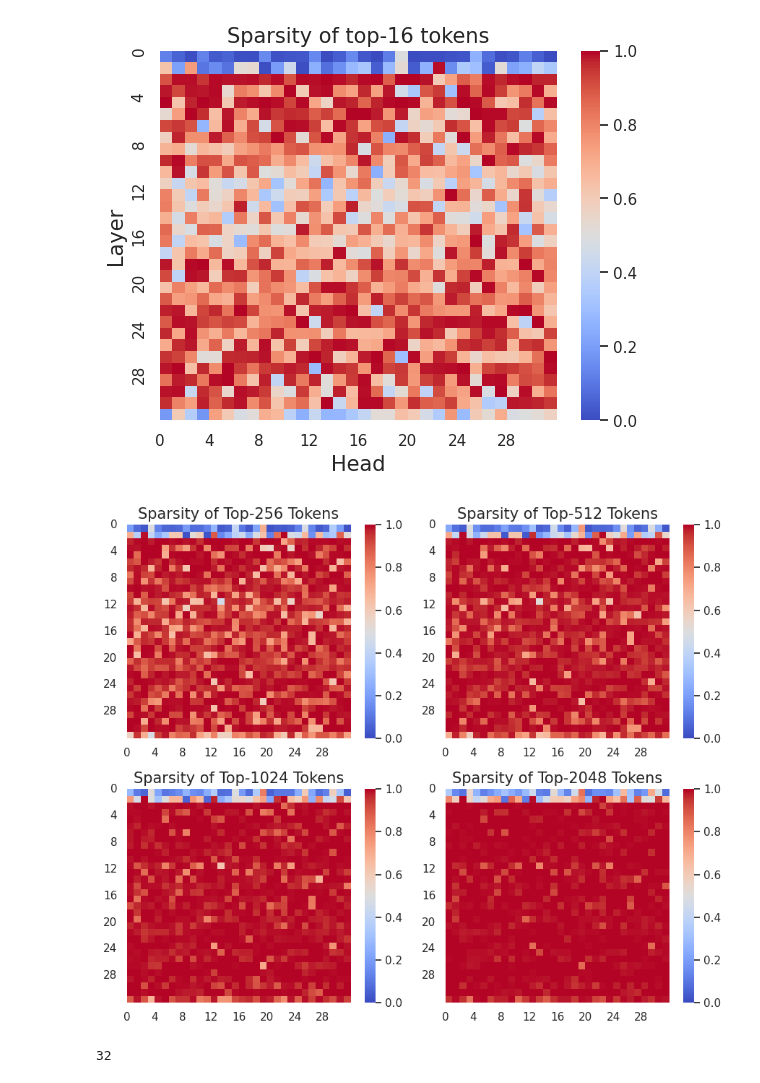
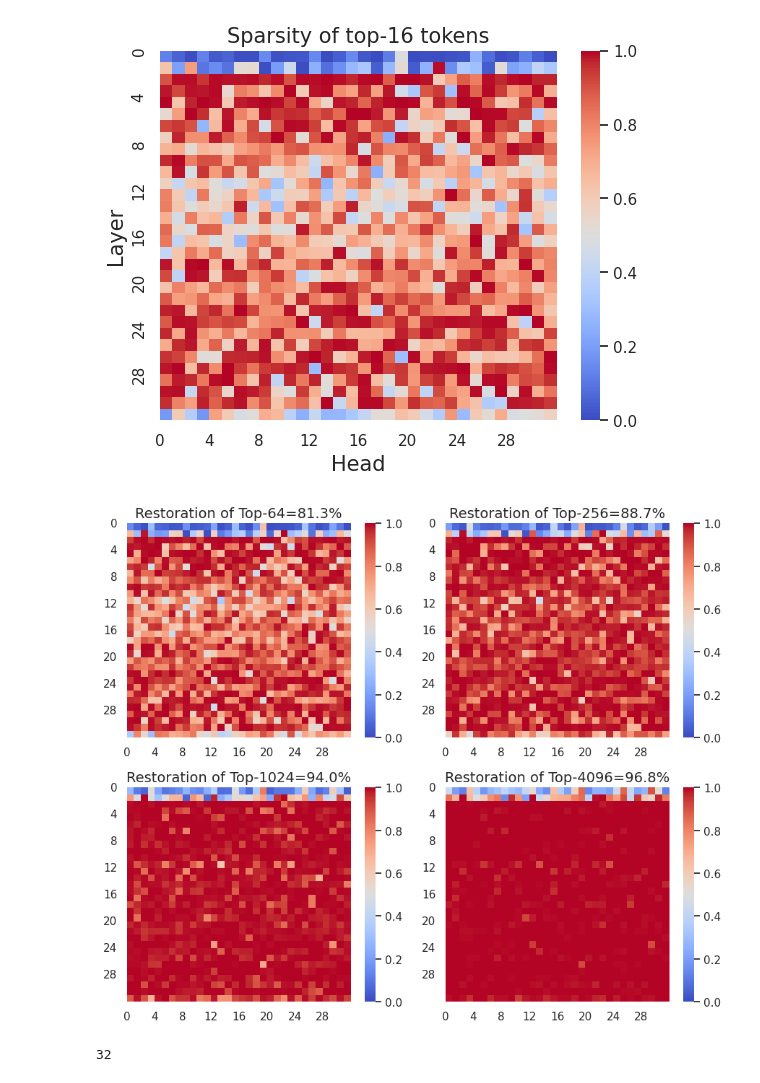
Before and after one commit to ranonrkm/TriForce-legacy, a Jupyter notebook: test.ipynb, the cells around one changed output. Cells and saved outputs as stored; diff of their text form; code cells hidden in the pictures.

```diff
--- a/test.ipynb
+++ b/test.ipynb
@@ -401,32 +401,31 @@ Text(0.5, 1.0, 'Sparsity of top-16 tokens')
 # %%
 import numpy as np
 import seaborn as sns
 import matplotlib.pyplot as plt
 
-top_values = [256, 512, 1024, 2048]
+top_values = [64, 256, 1024, 4096]
 fig, axs = plt.subplots(2, 2, figsize=(9, 7.5))
 
 # 遍历所有子图和对应的top值
 for ax, top in zip(axs.flat, top_values):
     data = np.array([layer_dic[f'layer-{i}'][f'top-{top}'] for i in range(32)])
     sns.heatmap(data, ax=ax, cmap='coolwarm', vmin=0, vmax=1)
     ticks = np.arange(0, data.shape[0], 4)
     tick_labels = [str(i) for i in ticks]
     ax.set_xticks(ticks)
     ax.set_yticks(ticks)
     ax.set_xticklabels(tick_labels)
     ax.set_yticklabels(tick_labels)
 
     # ax.set_xlabel('Head', fontsize=12)
     # ax.set_ylabel('Layer', fontsize=12)
-
-    ax.set_title(f'Sparsity of Top-{top} Tokens', fontsize=15)
+    ax.set_title(f'Restoration of Top-{top}={round(data.mean()*100,1)}%', fontsize=14)
 
 plt.tight_layout()
 # plt.show()
 plt.savefig('sparsity.png', dpi=300, bbox_inches='tight')
 # %% [output]
-[figure, old version]
+[figure, new version]
 # %%
 len(layer_dic[f'layer-{0}'][f'top-{8}'])
 # %% [output]
```
Also changed, not shown: 2 other files.
